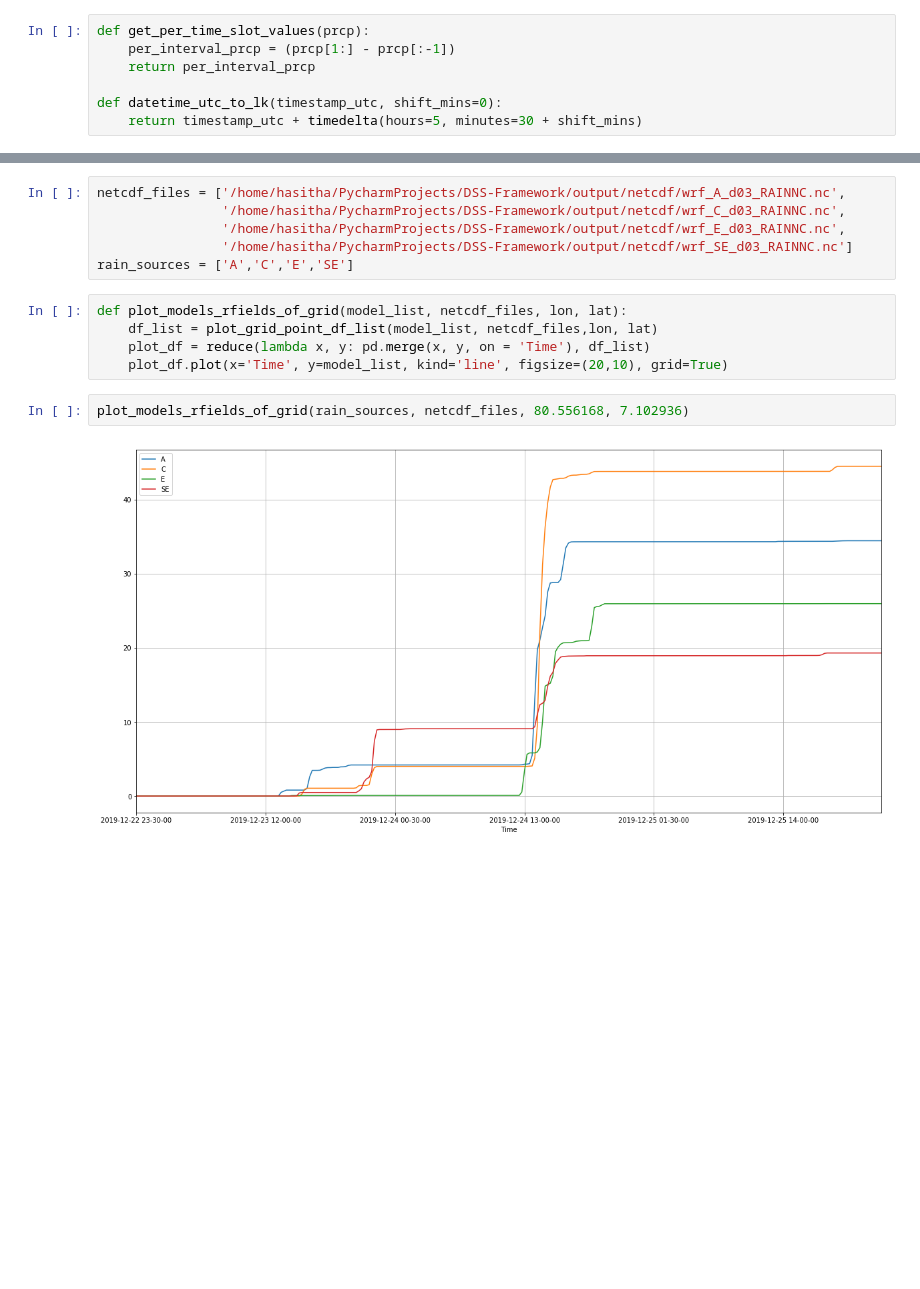
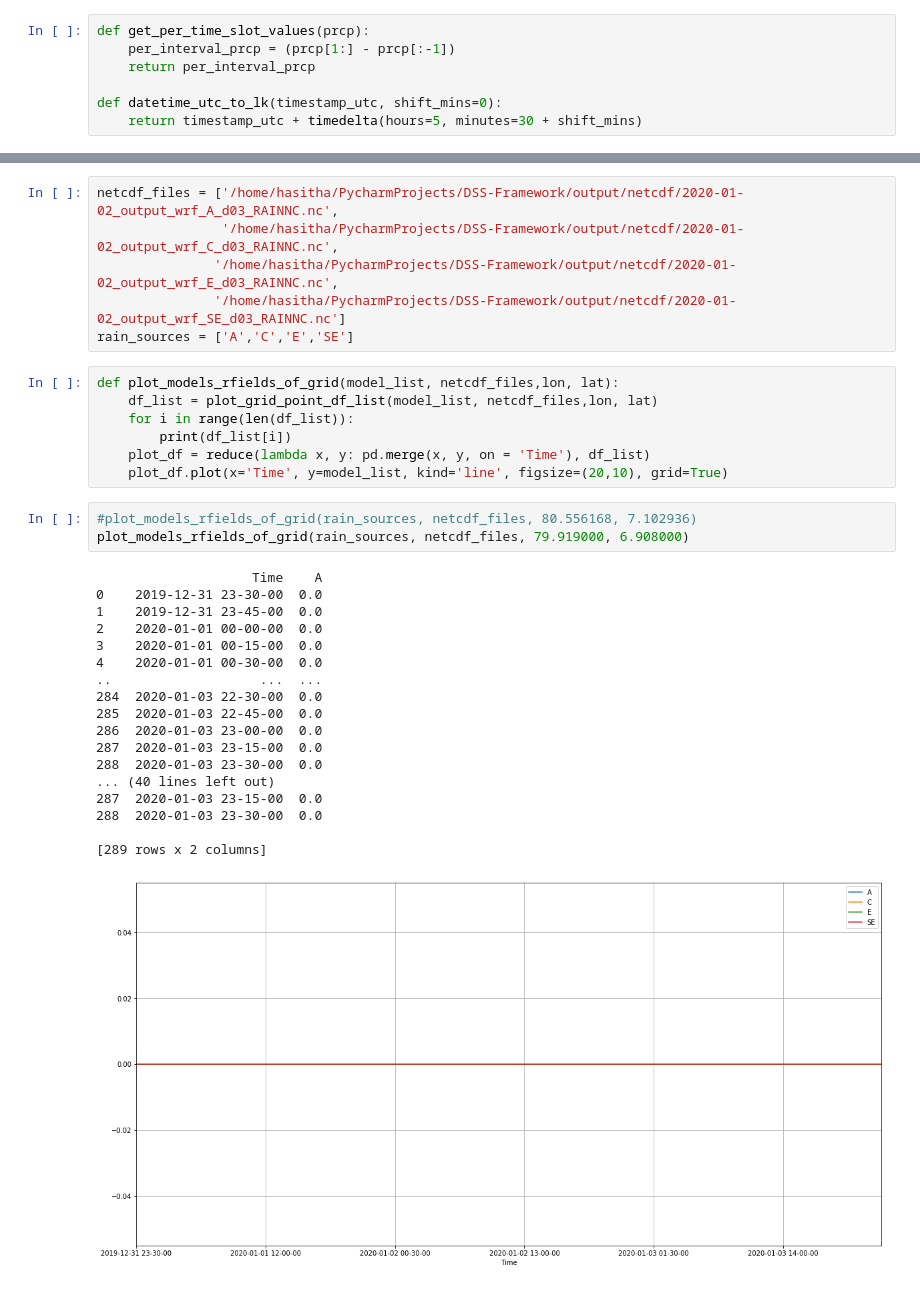
Before and after one commit to CUrW-SL/DSS-Framework, a Jupyter notebook: jupyter_notebooks/wrf_accuracy.ipynb, the cells around one changed output, grey strips where cells are left out. Cells and saved outputs as stored; diff of their text form; blank space fills up the shorter version.

Commit message:
rain forecast comparison

```diff
--- a/jupyter_notebooks/wrf_accuracy.ipynb
+++ b/jupyter_notebooks/wrf_accuracy.ipynb
@@ -85,15 +109,35 @@ def datetime_utc_to_lk(timestamp_utc, shift_mins=0):
 # %%
-netcdf_files = ['/home/hasitha/PycharmProjects/DSS-Framework/output/netcdf/wrf_A_d03_RAINNC.nc',
-                '/home/hasitha/PycharmProjects/DSS-Framework/output/netcdf/wrf_C_d03_RAINNC.nc',
-                '/home/hasitha/PycharmProjects/DSS-Framework/output/netcdf/wrf_E_d03_RAINNC.nc',
-                '/home/hasitha/PycharmProjects/DSS-Framework/output/netcdf/wrf_SE_d03_RAINNC.nc']
+netcdf_files = ['/home/hasitha/PycharmProjects/DSS-Framework/output/netcdf/2020-01-02_output_wrf_A_d03_RAINNC.nc',
+                '/home/hasitha/PycharmProjects/DSS-Framework/output/netcdf/2020-01-02_output_wrf_C_d03_RAINNC.nc',
+               '/home/hasitha/PycharmProjects/DSS-Framework/output/netcdf/2020-01-02_output_wrf_E_d03_RAINNC.nc',
+               '/home/hasitha/PycharmProjects/DSS-Framework/output/netcdf/2020-01-02_output_wrf_SE_d03_RAINNC.nc']
 rain_sources = ['A','C','E','SE']
 # %%
-def plot_models_rfields_of_grid(model_list, netcdf_files, lon, lat):
+def plot_models_rfields_of_grid(model_list, netcdf_files,lon, lat):
     df_list = plot_grid_point_df_list(model_list, netcdf_files,lon, lat)
+    for i in range(len(df_list)):
+        print(df_list[i])
     plot_df = reduce(lambda x, y: pd.merge(x, y, on = 'Time'), df_list)
     plot_df.plot(x='Time', y=model_list, kind='line', figsize=(20,10), grid=True)
 # %%
-plot_models_rfields_of_grid(rain_sources, netcdf_files, 80.556168, 7.102936)
+#plot_models_rfields_of_grid(rain_sources, netcdf_files, 80.556168, 7.102936)
+plot_models_rfields_of_grid(rain_sources, netcdf_files, 79.919000, 6.908000)
 # %% [output]
+                    Time    A
+0    2019-12-31 23-30-00  0.0
+1    2019-12-31 23-45-00  0.0
+2    2020-01-01 00-00-00  0.0
+3    2020-01-01 00-15-00  0.0
+4    2020-01-01 00-30-00  0.0
+..                   ...  ...
+284  2020-01-03 22-30-00  0.0
+285  2020-01-03 22-45-00  0.0
+286  2020-01-03 23-00-00  0.0
+287  2020-01-03 23-15-00  0.0
+288  2020-01-03 23-30-00  0.0
+... (40 lines left out)
+287  2020-01-03 23-15-00  0.0
+288  2020-01-03 23-30-00  0.0
+
+[289 rows x 2 columns]
-[figure, old version]
+[figure, new version]
```
Also changed, not shown: parts of 22 cells of this notebook.
